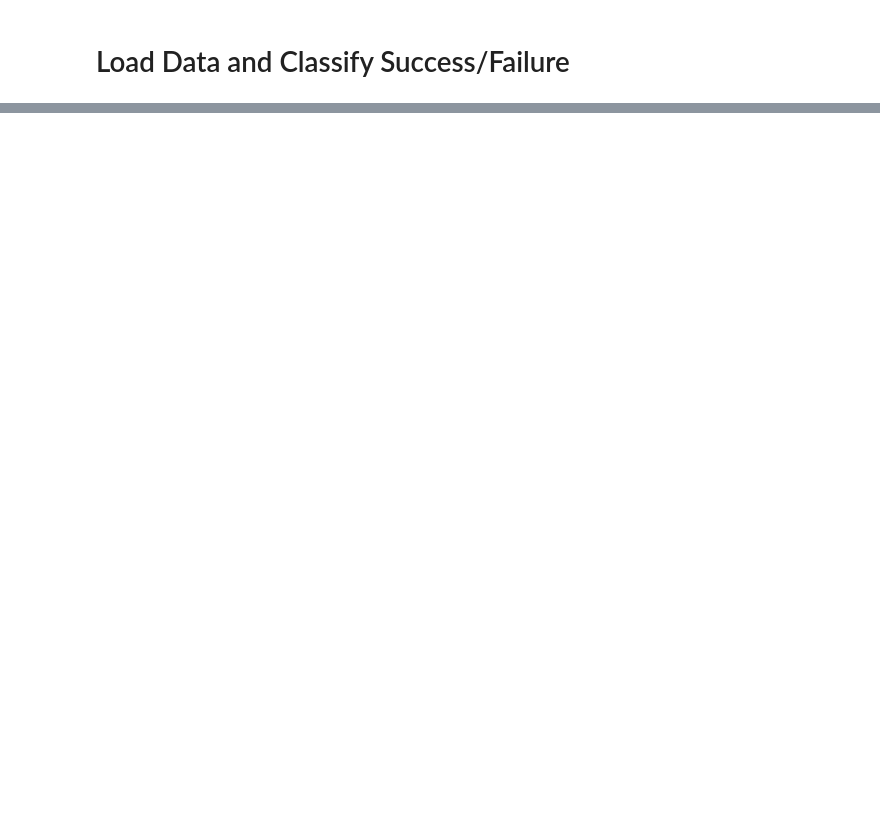
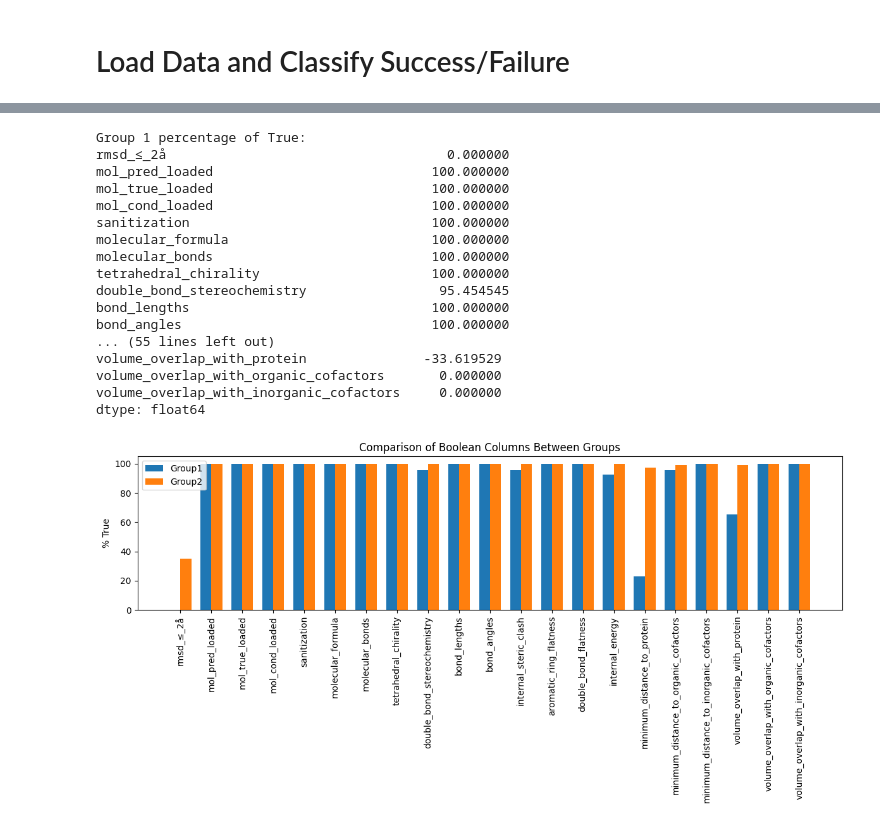
Before and after one commit to AaronXu9/PoseBench, a Jupyter notebook: notebooks/complementary_analysis.ipynb, the cells around one changed output, grey strips where cells are left out. Saved outputs shown, nothing was run; the diff lists cells and outputs as text; code cells hidden in the pictures; blank space fills up the shorter version.

Commit message:
complementary analysis

```diff
--- a/notebooks/complementary_analysis.ipynb
+++ b/notebooks/complementary_analysis.ipynb
@@ -27,0 +469,9 @@ df_combined
+# %%
+# For each protein, count how many methods succeeded
+success_counts = (
+    df[df["success"] == True]
+    .groupby(["protein","method"])["success"]
+    .first()  # or .any(), if multiple rows
+    .unstack(fill_value=False)
+)
+success_counts.head()
@@ -27,0 +534,6 @@ df_combined
+# %%
+diffdock_icm_comp_df = df[(df['protein'].isin(diffdock_icm_comp)) & (df['method'].isin(["diffdock_pocket_only", "icm"]))]
+icm_diffdock_comp_df = df[(df['protein'].isin(icm_diffdock_comp)) & (df['method'].isin(["diffdock_pocket_only", "icm"]))]
+# %%
+group1_data = diffdock_icm_comp_df[diffdock_icm_comp_df['method'] == 'diffdock_pocket_only']
+group2_data = diffdock_icm_comp_df[diffdock_icm_comp_df['method'] == 'icm']
@@ -27,0 +669,3 @@ df_combined
+# %%
+surfdock_complement_icm = get_complementary_proteins(df, "surfdock", "icm")
+icm_complement_surfdock = get_complementary_proteins(df, "icm", "surfdock")
@@ -27,0 +677,23 @@ df_combined
+# %%
+group1_data = df[df['protein'].isin(surfdock_complement_icm) & df['method'].isin(["surfdock"])]
+group2_data = df[df['protein'].isin(surfdock_complement_icm) & df['method'].isin(["icm"])]
+surfdock_complementicm_stat = compare_boolean_columns(group1_data, group2_data, BUST_TEST_COLUMNS)
+# %% [output]
+Group 1 percentage of True:
+rmsd_≤_2å                                    0.000000
+mol_pred_loaded                            100.000000
+mol_true_loaded                            100.000000
+mol_cond_loaded                            100.000000
+sanitization                               100.000000
+molecular_formula                          100.000000
+molecular_bonds                            100.000000
+tetrahedral_chirality                      100.000000
+double_bond_stereochemistry                 95.454545
+bond_lengths                               100.000000
+bond_angles                                100.000000
+... (55 lines left out)
+volume_overlap_with_protein               -33.619529
+volume_overlap_with_organic_cofactors       0.000000
+volume_overlap_with_inorganic_cofactors     0.000000
+dtype: float64
+[figure, added]
```
Also changed, not shown: parts of 69 cells of this notebook, 5 other files.
